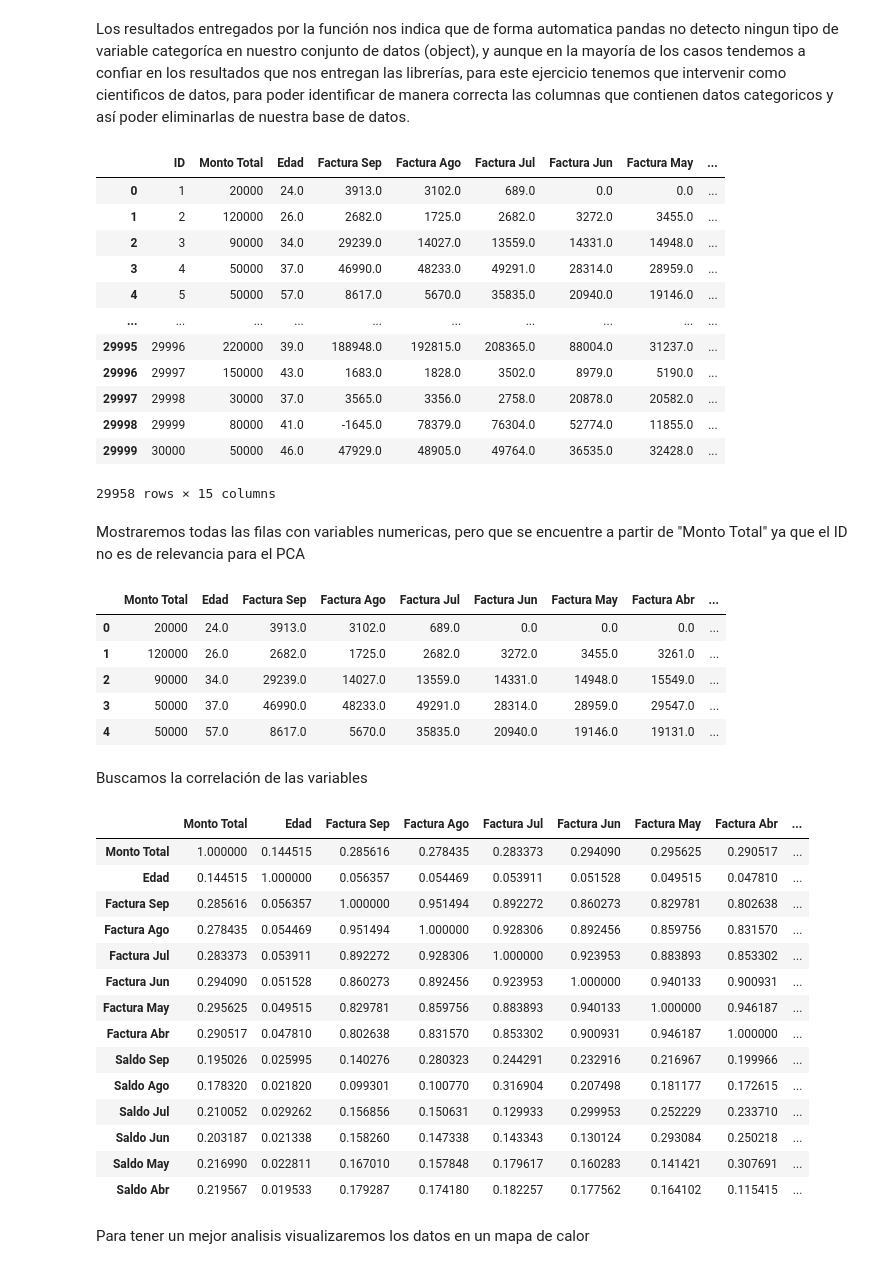
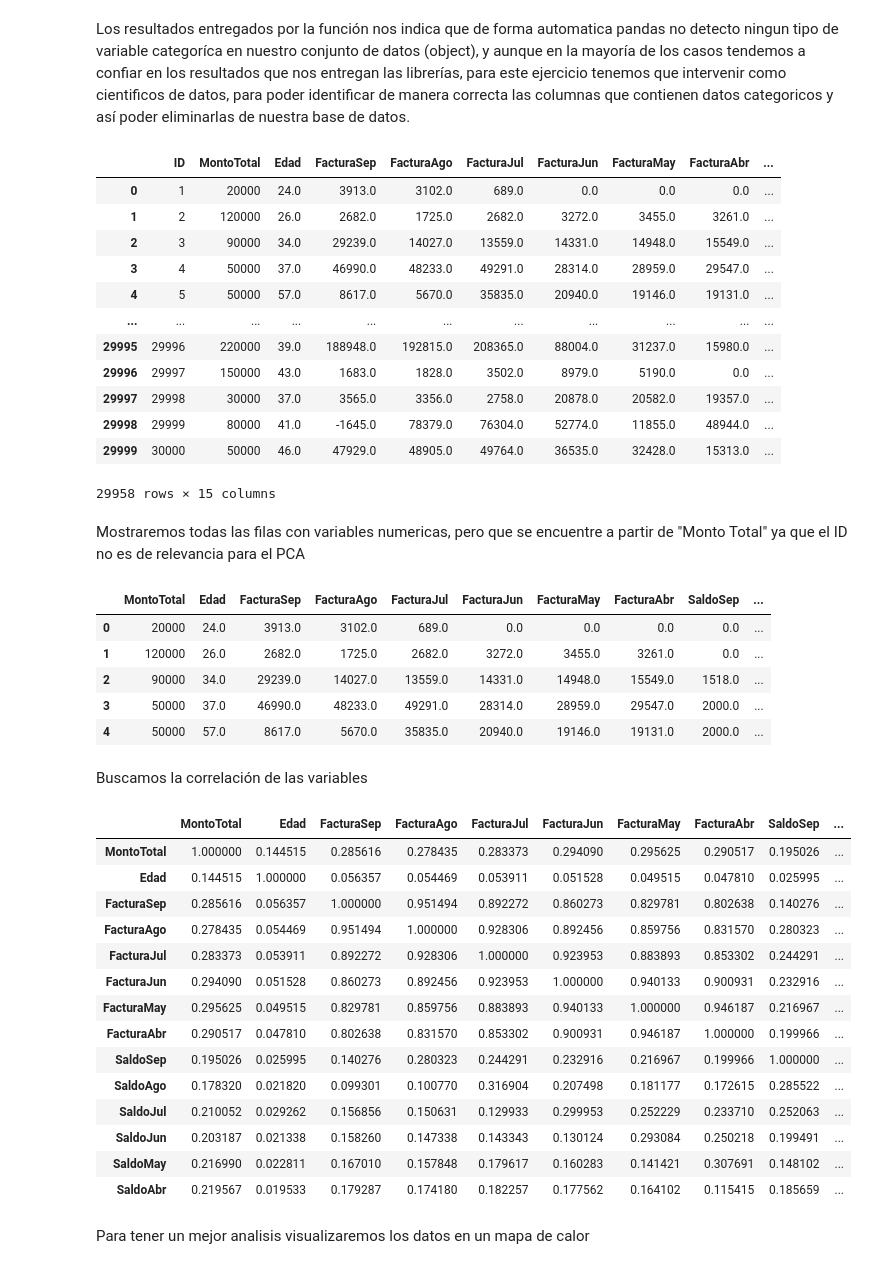
Before and after one commit to PosgradoMNA/actividades-del-projecto-Equipo91, a Jupyter notebook: Actividad_4.ipynb, the cells around one changed output. Saved outputs shown, nothing was run; the diff lists cells and outputs as text; code cells hidden in the pictures.

```diff
--- a/Actividad_4.ipynb
+++ b/Actividad_4.ipynb
@@ -43,8 +43,8 @@ dataframe.head() #Imprimimos las primeras 5 filas de la base de datos
 # %% [markdown]
 Reemplazaremos los encabezados de las columnas con nombres relacionados a las categorías
 # %%
-dataframe.rename(columns = {"X1": "Monto Total", "X2": "Genero", "X3": "Educacion", "X4" : "Estado Civil", "X5" : "Edad",
-                     "X6": "Pago Sep", "X7": "Pago Ago", "X8":"Pago Jul", "X9": "Pago Jun", "X10":"Pago May", "X11": "Abril", "X12": "Factura Sep", "X13": "Factura Ago", "X14": "Factura Jul", "X15":"Factura Jun",
-                     "X16": "Factura May", "X17":"Factura Abr", "X18":"Saldo Sep", "X19":"Saldo Ago", "X20":"Saldo Jul", "X21":"Saldo Jun", "X22":"Saldo May", "X23":"Saldo Abr", "Y":"Output"}, inplace = True)
+dataframe.rename(columns = {"X1": "MontoTotal", "X2": "Genero", "X3": "Educacion", "X4" : "EstadoCivil", "X5" : "Edad",
+                     "X6": "PagoSep", "X7": "PagoAgo", "X8":"PagoJul", "X9": "PagoJun", "X10":"PagoMay", "X11": "PagoAbr", "X12": "FacturaSep", "X13": "FacturaAgo", "X14": "FacturaJul", "X15":"FacturaJun",
+                     "X16": "FacturaMay", "X17":"FacturaAbr", "X18":"SaldoSep", "X19":"SaldoAgo", "X20":"SaldoJul", "X21":"SaldoJun", "X22":"SaldoMay", "X23":"SaldoAbr", "Y":"Output"}, inplace = True)
 dataframe
 # %% [output]
@@ -86,21 +86,21 @@ memory usage: 5.9 MB
 # %% [markdown]
 Los resultados entregados por la función nos indica que de forma automatica pandas no detecto ningun tipo de variable categoríca en nuestro conjunto de datos (object), y aunque en la mayoría de los casos tendemos a confiar en los resultados que nos entregan las librerías, para este ejercicio tenemos que intervenir como cientificos de datos, para poder identificar de manera correcta las columnas que contienen datos categoricos y así poder eliminarlas de nuestra base de datos.
 # %%
-dataframe = dataframe.drop(["Genero", "Educacion", "Estado Civil", "Pago Sep", "Pago Ago", "Pago Jul", "Pago Jun", "Pago May", "Abril", "Output"], axis = 1)
+dataframe = dataframe.drop(["Genero", "Educacion", "EstadoCivil", "PagoSep", "PagoAgo", "PagoJul", "PagoJun", "PagoMay", "PagoAbr", "Output"], axis = 1)
 dataframe
 # %% [output]
-|  | ID | Monto Total | Edad | Factura Sep | Factura Ago | Factura Jul | Factura Jun | Factura May | ... |
-| 0 | 1 | 20000 | 24.0 | 3913.0 | 3102.0 | 689.0 | 0.0 | 0.0 | ... |
-| 1 | 2 | 120000 | 26.0 | 2682.0 | 1725.0 | 2682.0 | 3272.0 | 3455.0 | ... |
-| 2 | 3 | 90000 | 34.0 | 29239.0 | 14027.0 | 13559.0 | 14331.0 | 14948.0 | ... |
-| 3 | 4 | 50000 | 37.0 | 46990.0 | 48233.0 | 49291.0 | 28314.0 | 28959.0 | ... |
-| 4 | 5 | 50000 | 57.0 | 8617.0 | 5670.0 | 35835.0 | 20940.0 | 19146.0 | ... |
-| ... | ... | ... | ... | ... | ... | ... | ... | ... | ... |
-| 29995 | 29996 | 220000 | 39.0 | 188948.0 | 192815.0 | 208365.0 | 88004.0 | 31237.0 | ... |
-| 29996 | 29997 | 150000 | 43.0 | 1683.0 | 1828.0 | 3502.0 | 8979.0 | 5190.0 | ... |
-| 29997 | 29998 | 30000 | 37.0 | 3565.0 | 3356.0 | 2758.0 | 20878.0 | 20582.0 | ... |
-| 29998 | 29999 | 80000 | 41.0 | -1645.0 | 78379.0 | 76304.0 | 52774.0 | 11855.0 | ... |
-| 29999 | 30000 | 50000 | 46.0 | 47929.0 | 48905.0 | 49764.0 | 36535.0 | 32428.0 | ... |
+|  | ID | MontoTotal | Edad | FacturaSep | FacturaAgo | FacturaJul | FacturaJun | FacturaMay | FacturaAbr | ... |
+| 0 | 1 | 20000 | 24.0 | 3913.0 | 3102.0 | 689.0 | 0.0 | 0.0 | 0.0 | ... |
+| 1 | 2 | 120000 | 26.0 | 2682.0 | 1725.0 | 2682.0 | 3272.0 | 3455.0 | 3261.0 | ... |
+| 2 | 3 | 90000 | 34.0 | 29239.0 | 14027.0 | 13559.0 | 14331.0 | 14948.0 | 15549.0 | ... |
+| 3 | 4 | 50000 | 37.0 | 46990.0 | 48233.0 | 49291.0 | 28314.0 | 28959.0 | 29547.0 | ... |
+| 4 | 5 | 50000 | 57.0 | 8617.0 | 5670.0 | 35835.0 | 20940.0 | 19146.0 | 19131.0 | ... |
+| ... | ... | ... | ... | ... | ... | ... | ... | ... | ... | ... |
+| 29995 | 29996 | 220000 | 39.0 | 188948.0 | 192815.0 | 208365.0 | 88004.0 | 31237.0 | 15980.0 | ... |
+| 29996 | 29997 | 150000 | 43.0 | 1683.0 | 1828.0 | 3502.0 | 8979.0 | 5190.0 | 0.0 | ... |
+| 29997 | 29998 | 30000 | 37.0 | 3565.0 | 3356.0 | 2758.0 | 20878.0 | 20582.0 | 19357.0 | ... |
+| 29998 | 29999 | 80000 | 41.0 | -1645.0 | 78379.0 | 76304.0 | 52774.0 | 11855.0 | 48944.0 | ... |
+| 29999 | 30000 | 50000 | 46.0 | 47929.0 | 48905.0 | 49764.0 | 36535.0 | 32428.0 | 15313.0 | ... |
 29958 rows × 15 columns
 # %% [markdown]
 Mostraremos todas las filas con variables numericas, pero que se encuentre a partir de "Monto Total" ya que el ID no es de relevancia para el PCA
@@ -108,32 +108,32 @@ Mostraremos todas las filas con variables numericas, pero que se encuentre a par
 df_numeros = dataframe.iloc[:,1:] #Con este metodo le indicamos a python que nos muestre las filas a partir de la columna numero 2, pero como considera el 0 por eso colocamos el numero 1
 df_numeros.head()
 # %% [output]
-|  | Monto Total | Edad | Factura Sep | Factura Ago | Factura Jul | Factura Jun | Factura May | Factura Abr | ... |
-| 0 | 20000 | 24.0 | 3913.0 | 3102.0 | 689.0 | 0.0 | 0.0 | 0.0 | ... |
-| 1 | 120000 | 26.0 | 2682.0 | 1725.0 | 2682.0 | 3272.0 | 3455.0 | 3261.0 | ... |
-| 2 | 90000 | 34.0 | 29239.0 | 14027.0 | 13559.0 | 14331.0 | 14948.0 | 15549.0 | ... |
-| 3 | 50000 | 37.0 | 46990.0 | 48233.0 | 49291.0 | 28314.0 | 28959.0 | 29547.0 | ... |
-| 4 | 50000 | 57.0 | 8617.0 | 5670.0 | 35835.0 | 20940.0 | 19146.0 | 19131.0 | ... |
+|  | MontoTotal | Edad | FacturaSep | FacturaAgo | FacturaJul | FacturaJun | FacturaMay | FacturaAbr | SaldoSep | ... |
+| 0 | 20000 | 24.0 | 3913.0 | 3102.0 | 689.0 | 0.0 | 0.0 | 0.0 | 0.0 | ... |
+| 1 | 120000 | 26.0 | 2682.0 | 1725.0 | 2682.0 | 3272.0 | 3455.0 | 3261.0 | 0.0 | ... |
+| 2 | 90000 | 34.0 | 29239.0 | 14027.0 | 13559.0 | 14331.0 | 14948.0 | 15549.0 | 1518.0 | ... |
+| 3 | 50000 | 37.0 | 46990.0 | 48233.0 | 49291.0 | 28314.0 | 28959.0 | 29547.0 | 2000.0 | ... |
+| 4 | 50000 | 57.0 | 8617.0 | 5670.0 | 35835.0 | 20940.0 | 19146.0 | 19131.0 | 2000.0 | ... |
 # %% [markdown]
 Buscamos la correlación de las variables
 # %%
 df_numeros.corr()
 # %% [output]
-|  | Monto Total | Edad | Factura Sep | Factura Ago | Factura Jul | Factura Jun | Factura May | Factura Abr | ... |
-| Monto Total | 1.000000 | 0.144515 | 0.285616 | 0.278435 | 0.283373 | 0.294090 | 0.295625 | 0.290517 | ... |
-| Edad | 0.144515 | 1.000000 | 0.056357 | 0.054469 | 0.053911 | 0.051528 | 0.049515 | 0.047810 | ... |
-| Factura Sep | 0.285616 | 0.056357 | 1.000000 | 0.951494 | 0.892272 | 0.860273 | 0.829781 | 0.802638 | ... |
-| Factura Ago | 0.278435 | 0.054469 | 0.951494 | 1.000000 | 0.928306 | 0.892456 | 0.859756 | 0.831570 | ... |
-| Factura Jul | 0.283373 | 0.053911 | 0.892272 | 0.928306 | 1.000000 | 0.923953 | 0.883893 | 0.853302 | ... |
-| Factura Jun | 0.294090 | 0.051528 | 0.860273 | 0.892456 | 0.923953 | 1.000000 | 0.940133 | 0.900931 | ... |
-| Factura May | 0.295625 | 0.049515 | 0.829781 | 0.859756 | 0.883893 | 0.940133 | 1.000000 | 0.946187 | ... |
-| Factura Abr | 0.290517 | 0.047810 | 0.802638 | 0.831570 | 0.853302 | 0.900931 | 0.946187 | 1.000000 | ... |
-| Saldo Sep | 0.195026 | 0.025995 | 0.140276 | 0.280323 | 0.244291 | 0.232916 | 0.216967 | 0.199966 | ... |
-| Saldo Ago | 0.178320 | 0.021820 | 0.099301 | 0.100770 | 0.316904 | 0.207498 | 0.181177 | 0.172615 | ... |
-| Saldo Jul | 0.210052 | 0.029262 | 0.156856 | 0.150631 | 0.129933 | 0.299953 | 0.252229 | 0.233710 | ... |
-| Saldo Jun | 0.203187 | 0.021338 | 0.158260 | 0.147338 | 0.143343 | 0.130124 | 0.293084 | 0.250218 | ... |
-| Saldo May | 0.216990 | 0.022811 | 0.167010 | 0.157848 | 0.179617 | 0.160283 | 0.141421 | 0.307691 | ... |
-| Saldo Abr | 0.219567 | 0.019533 | 0.179287 | 0.174180 | 0.182257 | 0.177562 | 0.164102 | 0.115415 | ... |
+|  | MontoTotal | Edad | FacturaSep | FacturaAgo | FacturaJul | FacturaJun | FacturaMay | FacturaAbr | SaldoSep | ... |
+| MontoTotal | 1.000000 | 0.144515 | 0.285616 | 0.278435 | 0.283373 | 0.294090 | 0.295625 | 0.290517 | 0.195026 | ... |
+| Edad | 0.144515 | 1.000000 | 0.056357 | 0.054469 | 0.053911 | 0.051528 | 0.049515 | 0.047810 | 0.025995 | ... |
+| FacturaSep | 0.285616 | 0.056357 | 1.000000 | 0.951494 | 0.892272 | 0.860273 | 0.829781 | 0.802638 | 0.140276 | ... |
+| FacturaAgo | 0.278435 | 0.054469 | 0.951494 | 1.000000 | 0.928306 | 0.892456 | 0.859756 | 0.831570 | 0.280323 | ... |
+| FacturaJul | 0.283373 | 0.053911 | 0.892272 | 0.928306 | 1.000000 | 0.923953 | 0.883893 | 0.853302 | 0.244291 | ... |
+| FacturaJun | 0.294090 | 0.051528 | 0.860273 | 0.892456 | 0.923953 | 1.000000 | 0.940133 | 0.900931 | 0.232916 | ... |
+| FacturaMay | 0.295625 | 0.049515 | 0.829781 | 0.859756 | 0.883893 | 0.940133 | 1.000000 | 0.946187 | 0.216967 | ... |
+| FacturaAbr | 0.290517 | 0.047810 | 0.802638 | 0.831570 | 0.853302 | 0.900931 | 0.946187 | 1.000000 | 0.199966 | ... |
+| SaldoSep | 0.195026 | 0.025995 | 0.140276 | 0.280323 | 0.244291 | 0.232916 | 0.216967 | 0.199966 | 1.000000 | ... |
+| SaldoAgo | 0.178320 | 0.021820 | 0.099301 | 0.100770 | 0.316904 | 0.207498 | 0.181177 | 0.172615 | 0.285522 | ... |
+| SaldoJul | 0.210052 | 0.029262 | 0.156856 | 0.150631 | 0.129933 | 0.299953 | 0.252229 | 0.233710 | 0.252063 | ... |
+| SaldoJun | 0.203187 | 0.021338 | 0.158260 | 0.147338 | 0.143343 | 0.130124 | 0.293084 | 0.250218 | 0.199491 | ... |
+| SaldoMay | 0.216990 | 0.022811 | 0.167010 | 0.157848 | 0.179617 | 0.160283 | 0.141421 | 0.307691 | 0.148102 | ... |
+| SaldoAbr | 0.219567 | 0.019533 | 0.179287 | 0.174180 | 0.182257 | 0.177562 | 0.164102 | 0.115415 | 0.185659 | ... |
 # %% [markdown]
 Para tener un mejor analisis visualizaremos los datos en un mapa de calor
 # %%
```
Also changed, not shown: parts of 6 cells of this notebook.
